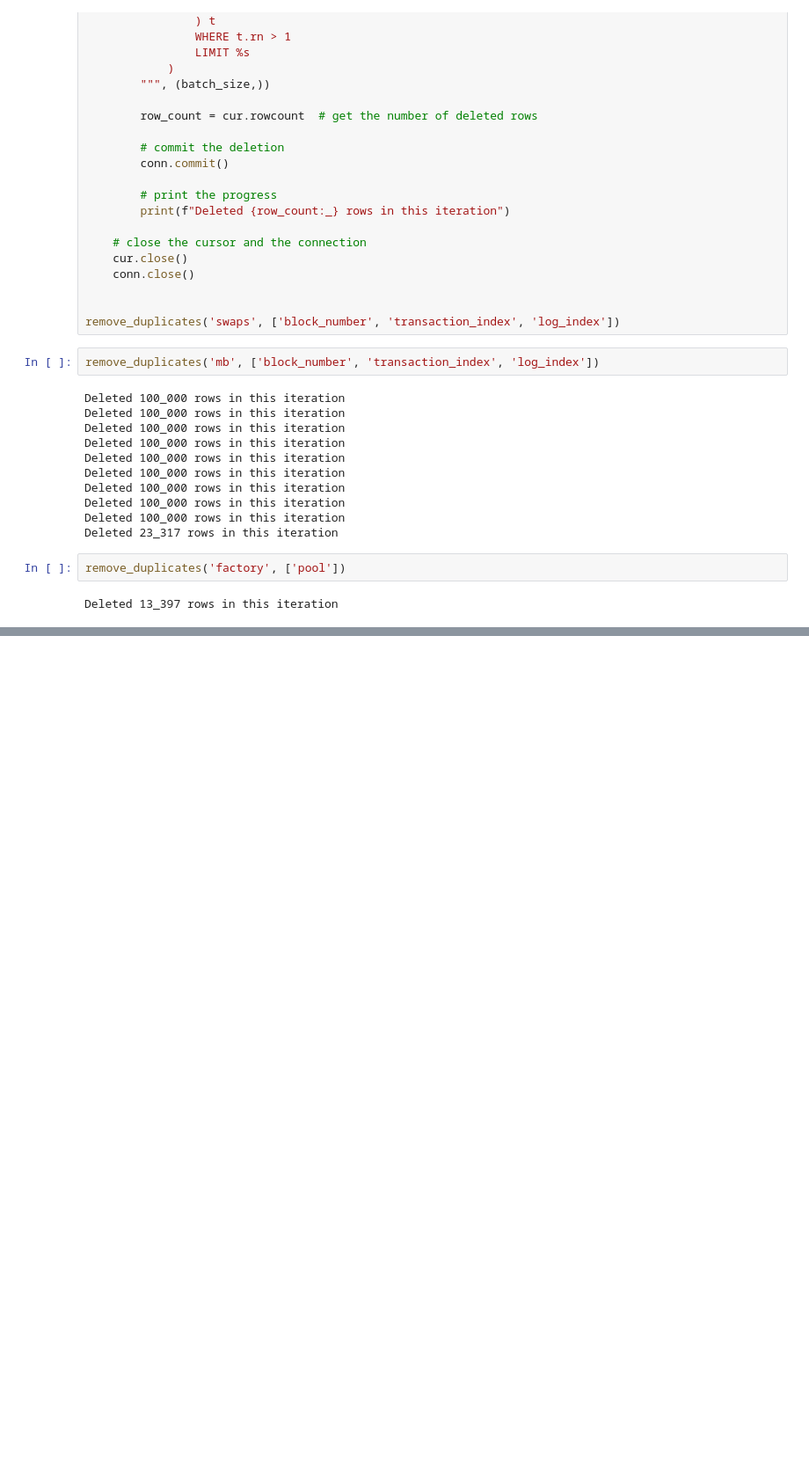
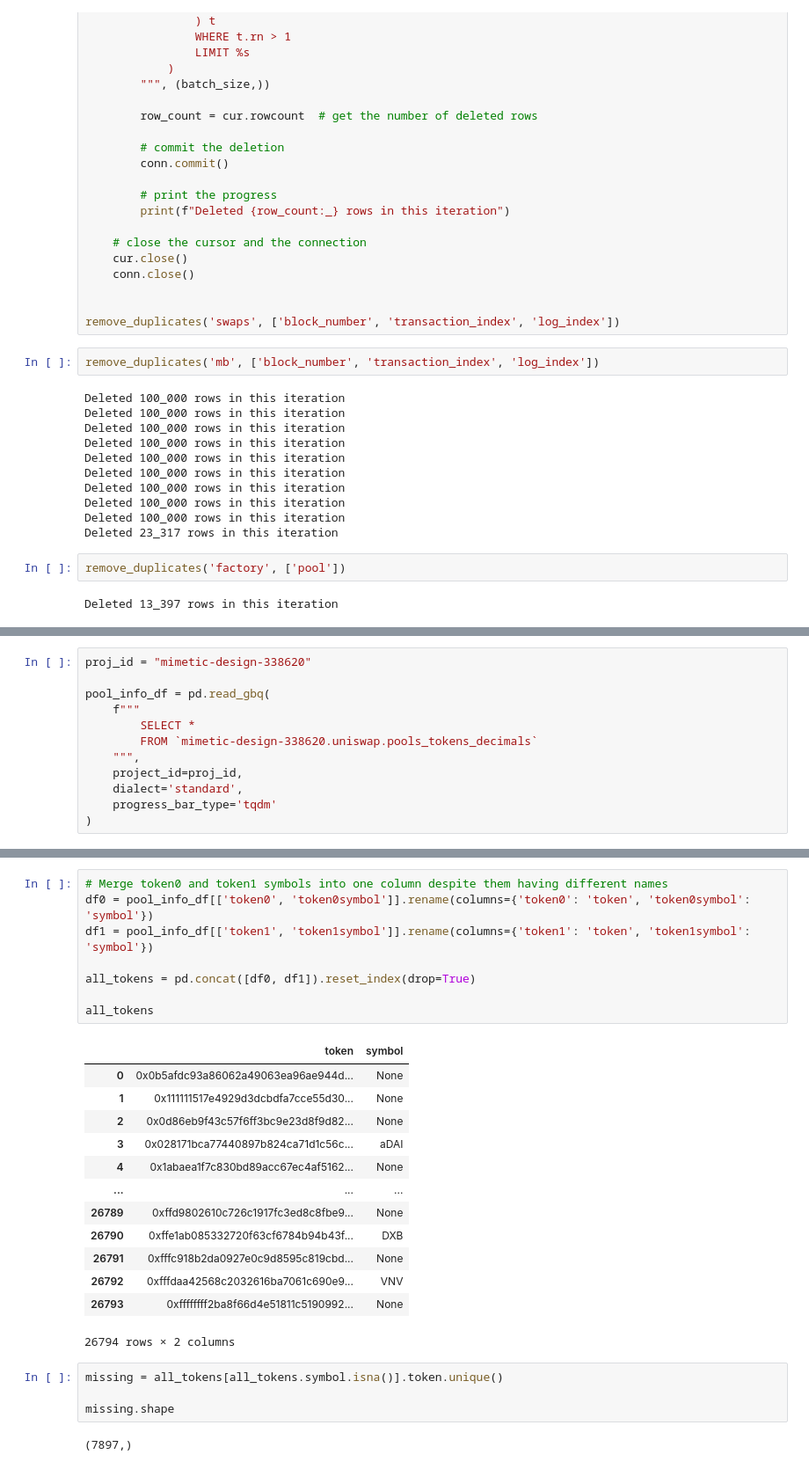
Before and after one commit to ankile/defi-measurement, a Jupyter notebook: data_collection/seed_db.ipynb, the cells around one changed output, grey strips where cells are left out. Shown at 88% size. Saved outputs shown, nothing was run; the diff lists cells and outputs as text; blank space fills up the shorter version.

```diff
--- a/data_collection/seed_db.ipynb
+++ b/data_collection/seed_db.ipynb
@@ -245,0 +249,12 @@ Deleted 13_397 rows in this iteration
+# %%
+proj_id = "mimetic-design-338620"
+
+pool_info_df = pd.read_gbq(
+    f"""
+        SELECT *
+        FROM `mimetic-design-338620.uniswap.pools_tokens_decimals`
+    """,
+    project_id=proj_id,
+    dialect='standard',
+    progress_bar_type='tqdm'
+)
@@ -245,0 +274,28 @@ Deleted 13_397 rows in this iteration
+# %%
+# Merge token0 and token1 symbols into one column despite them having different names
+df0 = pool_info_df[['token0', 'token0symbol']].rename(columns={'token0': 'token', 'token0symbol': 'symbol'})
+df1 = pool_info_df[['token1', 'token1symbol']].rename(columns={'token1': 'token', 'token1symbol': 'symbol'})
+
+all_tokens = pd.concat([df0, df1]).reset_index(drop=True)
+
+all_tokens
+# %% [output]
+|  | token | symbol |
+| 0 | 0x0b5afdc93a86062a49063ea96ae944d... | None |
+| 1 | 0x111111517e4929d3dcbdfa7cce55d30... | None |
+| 2 | 0x0d86eb9f43c57f6ff3bc9e23d8f9d82... | None |
+| 3 | 0x028171bca77440897b824ca71d1c56c... | aDAI |
+| 4 | 0x1abaea1f7c830bd89acc67ec4af5162... | None |
+| ... | ... | ... |
+| 26789 | 0xffd9802610c726c1917fc3ed8c8fbe9... | None |
+| 26790 | 0xffe1ab085332720f63cf6784b94b43f... | DXB |
+| 26791 | 0xfffc918b2da0927e0c9d8595c819cbd... | None |
+| 26792 | 0xfffdaa42568c2032616ba7061c690e9... | VNV |
+| 26793 | 0xffffffff2ba8f66d4e51811c5190992... | None |
+26794 rows × 2 columns
+# %%
+missing = all_tokens[all_tokens.symbol.isna()].token.unique()
+
+missing.shape
+# %% [output]
+(7897,)
```
Also changed, not shown: parts of 12 cells of this notebook, 5 other files.
